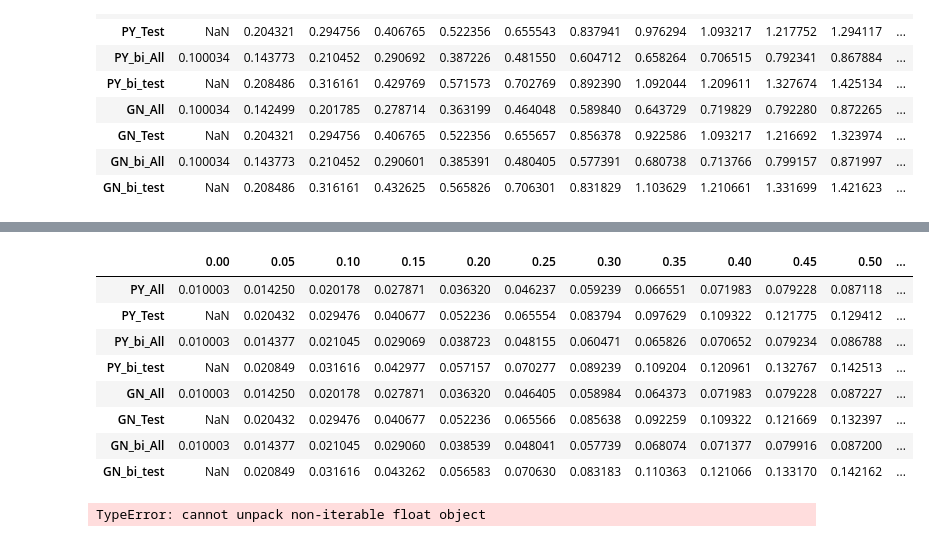
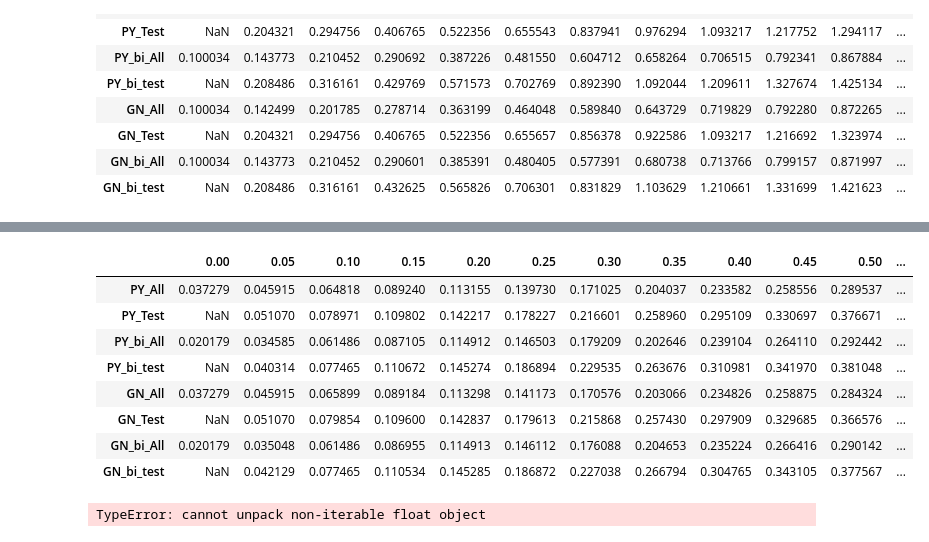
Before and after one commit to FreeTheOtter/BNP-Net, a Jupyter notebook: src/Link_Prediction_Sim.ipynb, the cells around one changed output, grey strips where cells are left out. Drawn from its saved outputs; the diff is of its cells as text; code cells hidden in the pictures.

```diff
--- a/src/Link_Prediction_Sim.ipynb
+++ b/src/Link_Prediction_Sim.ipynb
@@ -157,0 +164,26 @@ for i in range(len(X)):
+# %%
+theta = np.array([[0.75, 0.25, 0.25, 0.9, 0.75, 0.75],
+                  [0.25, 0.75, 0.25, 0.25, 0.25, 0.75],
+                  [0.75, 0.75, 0.25, 0.9, 0.25, 0.75],
+                  [0.75, 0.25, 0.25, 0.25, 0.75, 0.25]])
+
+Sr = [30, 20, 15, 10]
+Sc = [12, 13, 10, 13, 12, 15]
+
+Hr = []
+c = 0
+for i in Sr:
+    for j in range(i):
+        Hr += [c]
+    c+=1
+
+Hc = []
+c = 0
+for i in Sc:
+    for j in range(i):
+        Hc += [c]
+    c+=1
+
+z0 = [np.array(Hr), np.array(Hc)]
+
+X = generate_graph_bicluster(Sr, Sc, theta, random_seed=40) #CASE 6
@@ -194,5 +215,5 @@ plt.show()
 # %%
-missing_percents = [i/20 for i in range(20)]
+missing_percents = [i/20 for i in range(11)]
 
 config_uni = {'directed': True,
           'binary': True,
@@ -205,7 +226,7 @@ config_bi = {'directed': True,
 df = pd.DataFrame(0, index = ["PY_All", "PY_Test", 'PY_bi_All', 'PY_bi_test', "GN_All", "GN_Test", 'GN_bi_All', 'GN_bi_test'], columns = [i/20 for i in range(20)])
 
 for i, percent in enumerate(missing_percents):
-    for j in range(5):
+    for j in [30, 98, 42, 17, 10]:
         train, test = train_val_split(X, valid_dim = percent, random_seed= j)
         mask = np.invert(test.astype('bool'))
 
@@ -282,15 +308,15 @@ import pickle as pkl
 # %%
-df/10
+df/5
 # %% [output]
 |  | 0.00 | 0.05 | 0.10 | 0.15 | 0.20 | 0.25 | 0.30 | 0.35 | 0.40 | 0.45 | 0.50 | ... |
-| PY_All | 0.010003 | 0.014250 | 0.020178 | 0.027871 | 0.036320 | 0.046237 | 0.059239 | 0.066551 | 0.071983 | 0.079228 | 0.087118 | ... |
-| PY_Test | NaN | 0.020432 | 0.029476 | 0.040677 | 0.052236 | 0.065554 | 0.083794 | 0.097629 | 0.109322 | 0.121775 | 0.129412 | ... |
-| PY_bi_All | 0.010003 | 0.014377 | 0.021045 | 0.029069 | 0.038723 | 0.048155 | 0.060471 | 0.065826 | 0.070652 | 0.079234 | 0.086788 | ... |
-| PY_bi_test | NaN | 0.020849 | 0.031616 | 0.042977 | 0.057157 | 0.070277 | 0.089239 | 0.109204 | 0.120961 | 0.132767 | 0.142513 | ... |
-| GN_All | 0.010003 | 0.014250 | 0.020178 | 0.027871 | 0.036320 | 0.046405 | 0.058984 | 0.064373 | 0.071983 | 0.079228 | 0.087227 | ... |
-| GN_Test | NaN | 0.020432 | 0.029476 | 0.040677 | 0.052236 | 0.065566 | 0.085638 | 0.092259 | 0.109322 | 0.121669 | 0.132397 | ... |
-| GN_bi_All | 0.010003 | 0.014377 | 0.021045 | 0.029060 | 0.038539 | 0.048041 | 0.057739 | 0.068074 | 0.071377 | 0.079916 | 0.087200 | ... |
-| GN_bi_test | NaN | 0.020849 | 0.031616 | 0.043262 | 0.056583 | 0.070630 | 0.083183 | 0.110363 | 0.121066 | 0.133170 | 0.142162 | ... |
+| PY_All | 0.037279 | 0.045915 | 0.064818 | 0.089240 | 0.113155 | 0.139730 | 0.171025 | 0.204037 | 0.233582 | 0.258556 | 0.289537 | ... |
+| PY_Test | NaN | 0.051070 | 0.078971 | 0.109802 | 0.142217 | 0.178227 | 0.216601 | 0.258960 | 0.295109 | 0.330697 | 0.376671 | ... |
+| PY_bi_All | 0.020179 | 0.034585 | 0.061486 | 0.087105 | 0.114912 | 0.146503 | 0.179209 | 0.202646 | 0.239104 | 0.264110 | 0.292442 | ... |
+| PY_bi_test | NaN | 0.040314 | 0.077465 | 0.110672 | 0.145274 | 0.186894 | 0.229535 | 0.263676 | 0.310981 | 0.341970 | 0.381048 | ... |
+| GN_All | 0.037279 | 0.045915 | 0.065899 | 0.089184 | 0.113298 | 0.141173 | 0.170576 | 0.203066 | 0.234826 | 0.258875 | 0.284324 | ... |
+| GN_Test | NaN | 0.051070 | 0.079854 | 0.109600 | 0.142837 | 0.179613 | 0.215868 | 0.257430 | 0.297909 | 0.329685 | 0.366576 | ... |
+| GN_bi_All | 0.020179 | 0.035048 | 0.061486 | 0.086955 | 0.114913 | 0.146112 | 0.176088 | 0.204653 | 0.235224 | 0.266416 | 0.290142 | ... |
+| GN_bi_test | NaN | 0.042129 | 0.077465 | 0.110534 | 0.145285 | 0.186872 | 0.227038 | 0.266794 | 0.304765 | 0.343105 | 0.377567 | ... |
 # %%
 for i,percent in missing_percents:
     print(i, percent)
```
Also changed, not shown: parts of 12 cells of this notebook, 6 other files.
